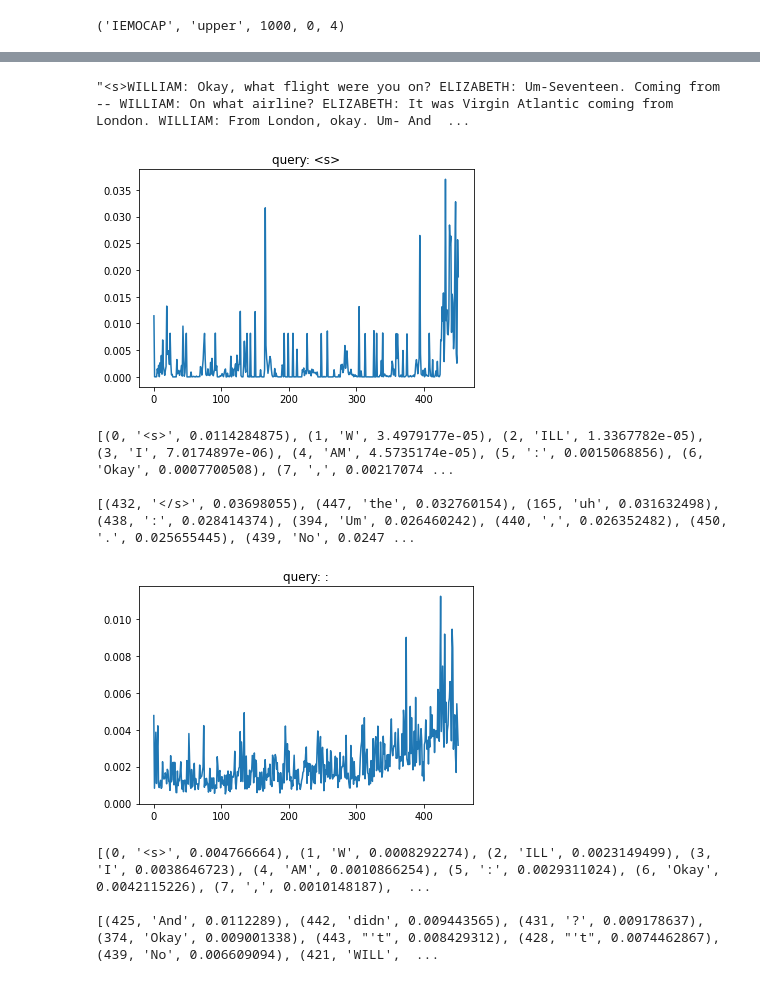
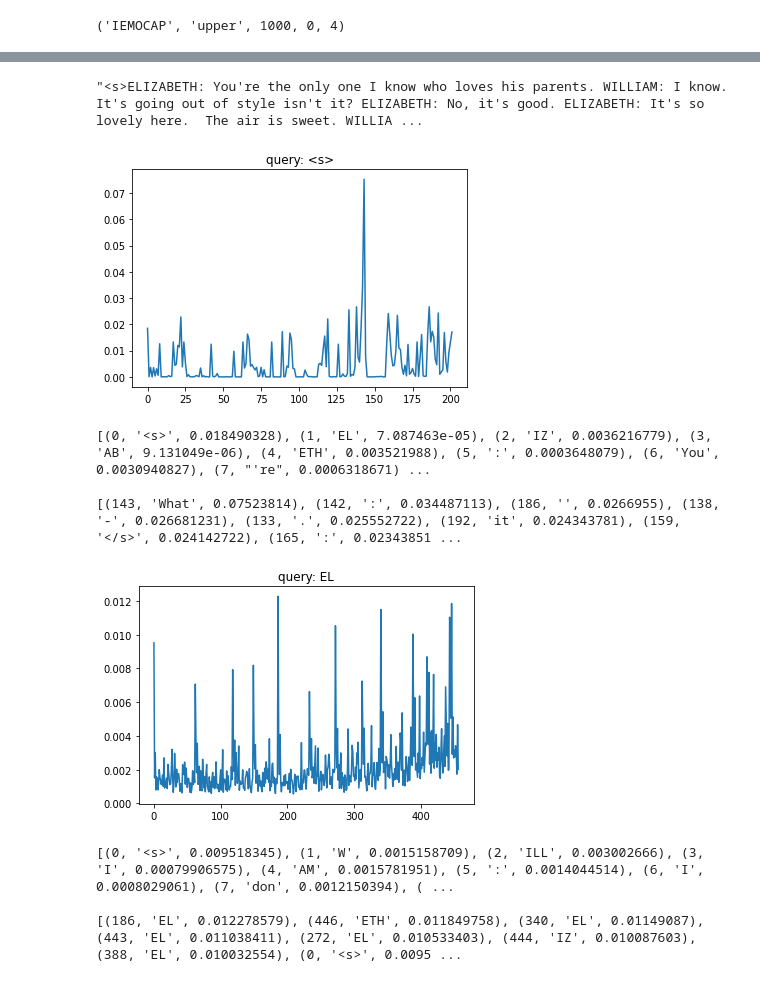
Before and after one commit to tae898/erc, a Jupyter notebook: notebooks/model-test.ipynb, the cells around one changed output, grey strips where cells are left out. Saved outputs shown, nothing was run; the diff lists cells and outputs as text; code cells hidden in the pictures.

```diff
--- a/notebooks/model-test.ipynb
+++ b/notebooks/model-test.ipynb
@@ -6,7 +6,7 @@
 ROOT_DIR = './multimodal-datasets/'
 # model_checkpoint= '/home/tk/repos/erc/results/MELD/roberta-large/SEEDS/2021-05-08-19-57-31-speaker_mode-upper-num_past_utterances-1000-num_future_utterances-1000-batch_size-4-seed-4/checkpoint-9992/'
 # model_checkpoint = '/home/tk/repos/erc/results/IEMOCAP/roberta-large/SEEDS/2021-05-08-16-15-19-speaker_mode-upper-num_past_utterances-1000-num_future_utterances-1000-batch_size-4-seed-2/checkpoint-5975/'
-model_checkpoint = '/home/tae898/repos/erc/results/IEMOCAP/roberta-large/SEEDS/2021-05-09-12-19-54-speaker_mode-upper-num_past_utterances-1000-num_future_utterances-0-batch_size-4-seed-4/checkpoint-5975/'
+model_checkpoint = '/home/tk/repos/erc/results/IEMOCAP/roberta-large/SEEDS/2021-05-09-12-19-54-speaker_mode-upper-num_past_utterances-1000-num_future_utterances-0-batch_size-4-seed-4/checkpoint-5975/'
 
 DATASET = model_checkpoint.split('/')[6]
 params = model_checkpoint.split('/')[9]
@@ -56,10 +56,13 @@ def get_random_sample(ds_test, tokenizer, idx=None, max_tokens=512):
     while True:
         if idx is None:
             idx_ = np.random.randint(0, len(ds_test))
+        else:
+            idx_ = idx
         random_sample = ds_test[idx_]
         input_ids, attention_mask, labelid = random_sample['input_ids'], random_sample['attention_mask'], random_sample['label']
-        if len(input_ids) < max_tokens and labelid != 0:
-            break
+        break
+#         if len(input_ids) < max_tokens and labelid != 0:
+#             break
 
     decoded = tokenizer.decode(input_ids)
 
@@ -168,7 +124,7 @@ RobertaForSequenceClassification(
 # %%
 decoded
 # %% [output]
-"<s>WILLIAM: Okay, what flight were you on? ELIZABETH: Um-Seventeen. Coming from -- WILLIAM: On what airline? ELIZABETH: It was Virgin Atlantic coming from London. WILLIAM: From London, okay. Um- And  ...
+"<s>ELIZABETH: You're the only one I know who loves his parents. WILLIAM: I know.  It's going out of style isn't it? ELIZABETH: No, it's good. ELIZABETH: It's so lovely here.  The air is sweet. WILLIA ...
 # %%
 QUERY_TOKEN, coeffs, tokens, idx_token_coeffs = return_coeffs(tokenizer, input_ids, attentions, LAYER=-1, QUERY_TOKEN_IDX=0)
 
@@ -183,25 +139,25 @@ print()
 top_10 = sorted(idx_token_coeffs, key=lambda x:-x[2])[:10]
 print(top_10)
 # %% [output]
-[figure, old version]
+[figure, new version]
-[(0, '<s>', 0.0114284875), (1, 'W', 3.4979177e-05), (2, 'ILL', 1.3367782e-05), (3, 'I', 7.0174897e-06), (4, 'AM', 4.5735174e-05), (5, ':', 0.0015068856), (6, 'Okay', 0.0007700508), (7, ',', 0.00217074 ...
+[(0, '<s>', 0.018490328), (1, 'EL', 7.087463e-05), (2, 'IZ', 0.0036216779), (3, 'AB', 9.131049e-06), (4, 'ETH', 0.003521988), (5, ':', 0.0003648079), (6, 'You', 0.0030940827), (7, "'re", 0.0006318671) ...
 
-[(432, '</s>', 0.03698055), (447, 'the', 0.032760154), (165, 'uh', 0.031632498), (438, ':', 0.028414374), (394, 'Um', 0.026460242), (440, ',', 0.026352482), (450, '.', 0.025655445), (439, 'No', 0.0247 ...
+[(143, 'What', 0.07523814), (142, ':', 0.034487113), (186, '', 0.0266955), (138, '-', 0.026681231), (133, '.', 0.025552722), (192, 'it', 0.024343781), (159, '</s>', 0.024142722), (165, ':', 0.02343851 ...
 # %%
-QUERY_TOKEN, coeffs, tokens, idx_token_coeffs = return_coeffs(tokenizer, input_ids, attentions, LAYER=0, QUERY_TOKEN_IDX=438)
+QUERY_TOKEN, coeffs, tokens, idx_token_coeffs = return_coeffs(tokenizer, input_ids, attentions, LAYER=0, QUERY_TOKEN_IDX=443)
 
 plt.figure()
 plt.plot(coeffs);
 plt.title(f'query: {QUERY_TOKEN}')
 plt.show()
 
 print(idx_token_coeffs)
 print()
 
 top_10 = sorted(idx_token_coeffs, key=lambda x:-x[2])[:10]
 print(top_10)
 # %% [output]
-[figure, old version]
+[figure, new version]
-[(0, '<s>', 0.004766664), (1, 'W', 0.0008292274), (2, 'ILL', 0.0023149499), (3, 'I', 0.0038646723), (4, 'AM', 0.0010866254), (5, ':', 0.0029311024), (6, 'Okay', 0.0042115226), (7, ',', 0.0010148187),  ...
+[(0, '<s>', 0.009518345), (1, 'W', 0.0015158709), (2, 'ILL', 0.003002666), (3, 'I', 0.00079906575), (4, 'AM', 0.0015781951), (5, ':', 0.0014044514), (6, 'I', 0.0008029061), (7, 'don', 0.0012150394), ( ...
 
-[(425, 'And', 0.0112289), (442, 'didn', 0.009443565), (431, '?', 0.009178637), (374, 'Okay', 0.009001338), (443, "'t", 0.008429312), (428, "'t", 0.0074462867), (439, 'No', 0.006609094), (421, 'WILL',  ...
+[(186, 'EL', 0.012278579), (446, 'ETH', 0.011849758), (340, 'EL', 0.01149087), (443, 'EL', 0.011038411), (272, 'EL', 0.010533403), (444, 'IZ', 0.010087603), (388, 'EL', 0.010032554), (0, '<s>', 0.0095 ...
```
Also changed, not shown: parts of 6 cells of this notebook, 2 other files.
